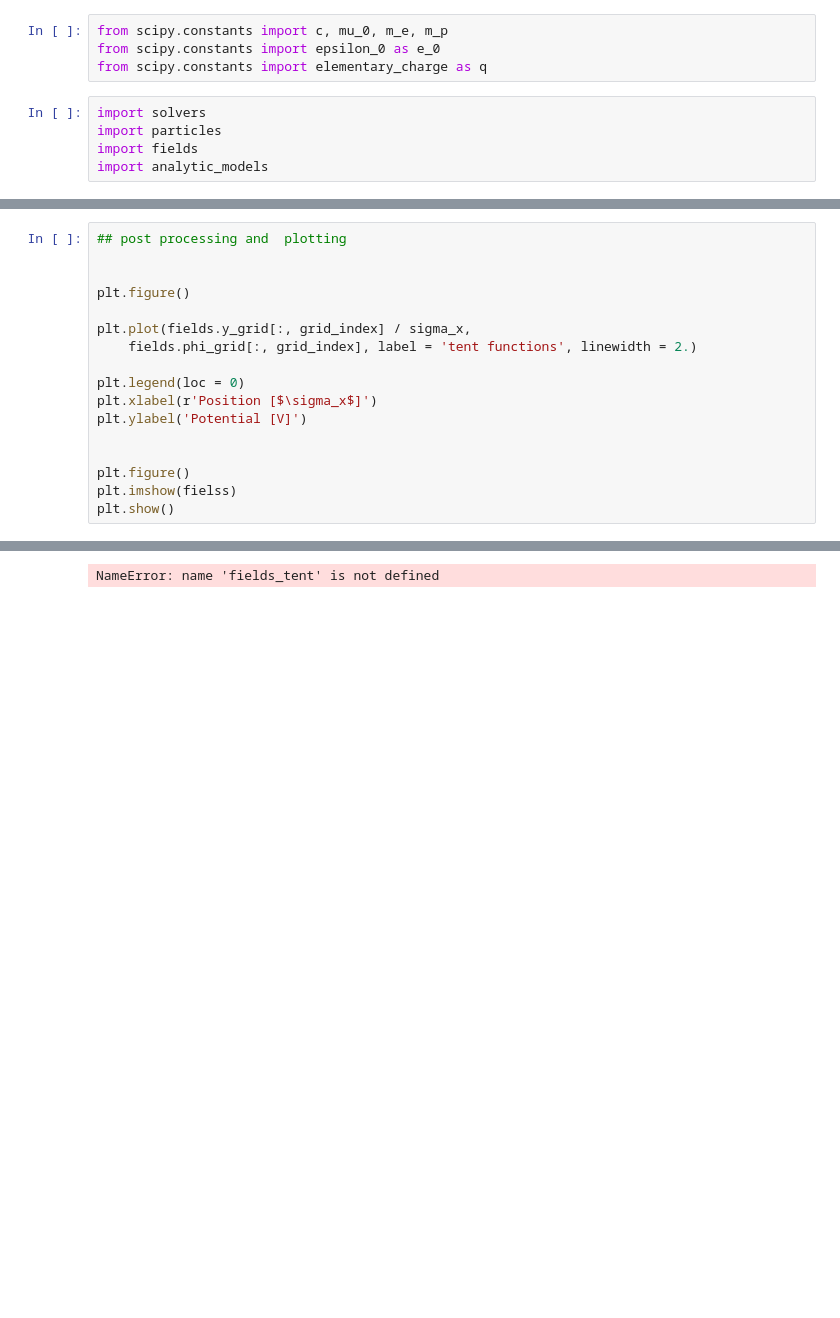
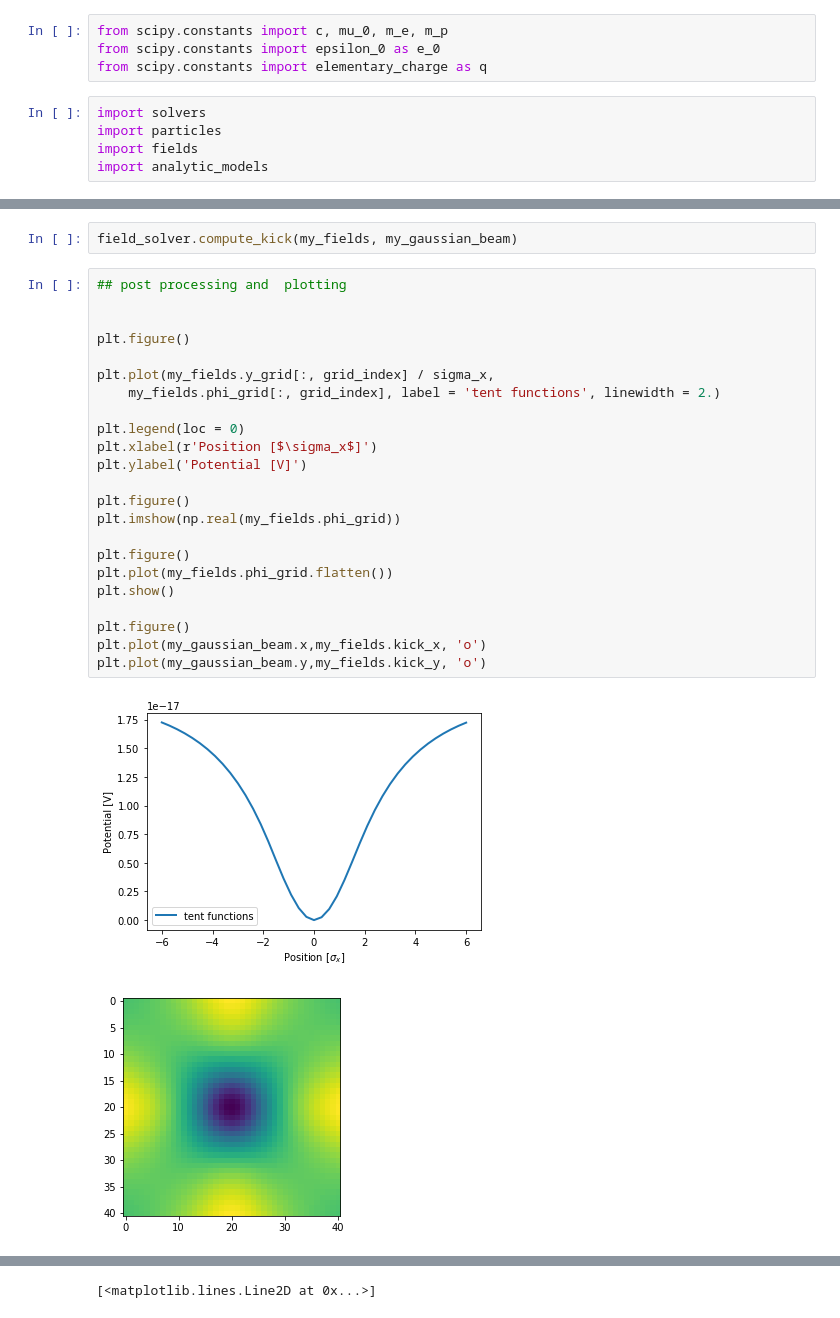
Before and after one commit to radiasoft/rsrespic, a Jupyter notebook: development/shell_gaussian_tests.ipynb, the cells around one changed output, grey strips where cells are left out. Saved outputs shown, nothing was run; the diff lists cells and outputs as text; blank space fills up the shorter version.

```diff
--- a/development/shell_gaussian_tests.ipynb
+++ b/development/shell_gaussian_tests.ipynb
@@ -84,18 +68,28 @@ field_solver.compute_phi_mesh(fields, xmax = x_max, ymax = x_max, n_grid = n_gri
+# %%
+field_solver.compute_kick(my_fields, my_gaussian_beam)
 # %%
 ## post processing and  plotting
 
 
 plt.figure()
 
-plt.plot(fields.y_grid[:, grid_index] / sigma_x,
-    fields.phi_grid[:, grid_index], label = 'tent functions', linewidth = 2.)
+plt.plot(my_fields.y_grid[:, grid_index] / sigma_x,
+    my_fields.phi_grid[:, grid_index], label = 'tent functions', linewidth = 2.)
 
 plt.legend(loc = 0)
 plt.xlabel(r'Position [$\sigma_x$]')
 plt.ylabel('Potential [V]')
 
+plt.figure()
+plt.imshow(np.real(my_fields.phi_grid))
 
 plt.figure()
-plt.imshow(fielss)
+plt.plot(my_fields.phi_grid.flatten())
 plt.show()
+
+plt.figure()
+plt.plot(my_gaussian_beam.x,my_fields.kick_x, 'o')
+plt.plot(my_gaussian_beam.y,my_fields.kick_y, 'o')
 # %% [output]
+[figure, added]
+[figure, added]
@@ -102 +97 @@ plt.show()
-NameError: name 'fields_tent' is not defined
+[<matplotlib.lines.Line2D at 0x...>]
```
Also changed, not shown: parts of 15 cells of this notebook, 2 other files.
